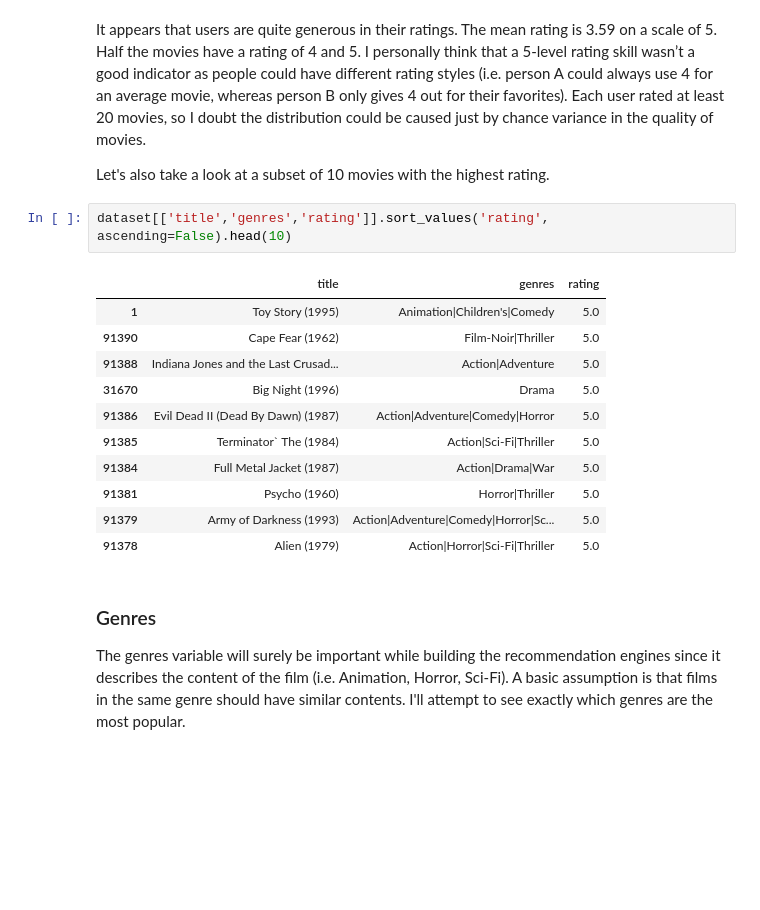
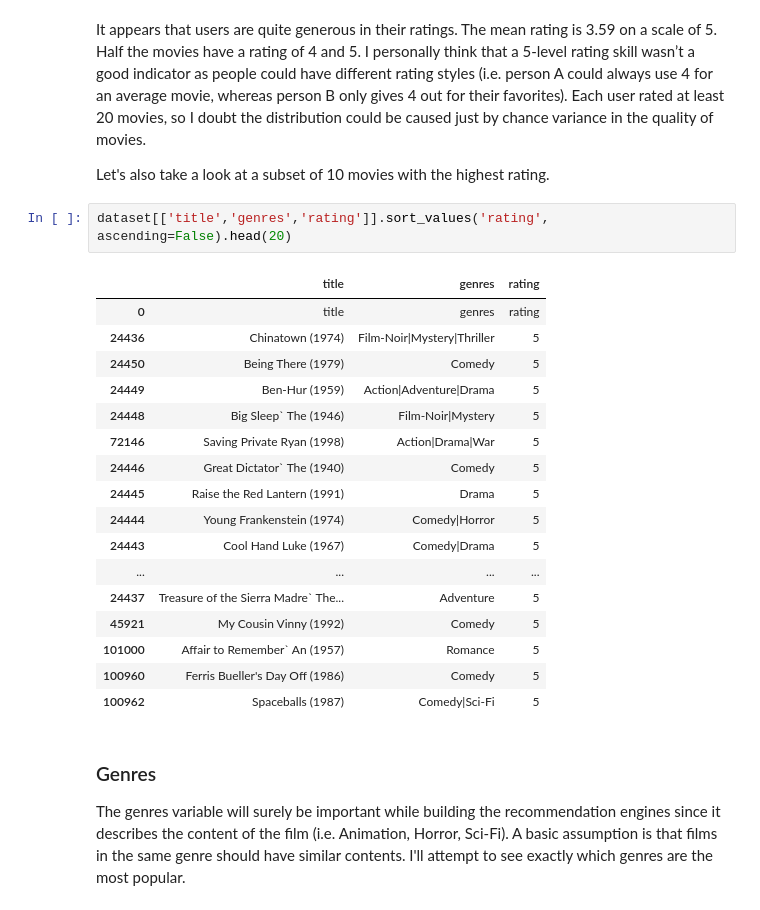
Before and after one commit to khanhnamle1994/movielens, a Jupyter notebook: movielens_recommendation_engines.ipynb, the cells around one changed output. Cells and saved outputs as stored; diff of their text form; blank space fills up the shorter version.

```diff
--- a/movielens_recommendation_engines.ipynb
+++ b/movielens_recommendation_engines.ipynb
@@ -224,19 +226,25 @@ It appears that users are quite generous in their ratings. The mean rating is 3.
 
 Let's also take a look at a subset of 10 movies with the highest rating.
 # %%
-dataset[['title','genres','rating']].sort_values('rating', ascending=False).head(10)
+dataset[['title','genres','rating']].sort_values('rating', ascending=False).head(20)
 # %% [output]
 |  | title | genres | rating |
-| 1 | Toy Story (1995) | Animation|Children's|Comedy | 5.0 |
-| 91390 | Cape Fear (1962) | Film-Noir|Thriller | 5.0 |
-| 91388 | Indiana Jones and the Last Crusad... | Action|Adventure | 5.0 |
-| 31670 | Big Night (1996) | Drama | 5.0 |
-| 91386 | Evil Dead II (Dead By Dawn) (1987) | Action|Adventure|Comedy|Horror | 5.0 |
-| 91385 | Terminator` The (1984) | Action|Sci-Fi|Thriller | 5.0 |
-| 91384 | Full Metal Jacket (1987) | Action|Drama|War | 5.0 |
-| 91381 | Psycho (1960) | Horror|Thriller | 5.0 |
-| 91379 | Army of Darkness (1993) | Action|Adventure|Comedy|Horror|Sc... | 5.0 |
-| 91378 | Alien (1979) | Action|Horror|Sci-Fi|Thriller | 5.0 |
+| 0 | title | genres | rating |
+| 24436 | Chinatown (1974) | Film-Noir|Mystery|Thriller | 5 |
+| 24450 | Being There (1979) | Comedy | 5 |
+| 24449 | Ben-Hur (1959) | Action|Adventure|Drama | 5 |
+| 24448 | Big Sleep` The (1946) | Film-Noir|Mystery | 5 |
+| 72146 | Saving Private Ryan (1998) | Action|Drama|War | 5 |
+| 24446 | Great Dictator` The (1940) | Comedy | 5 |
+| 24445 | Raise the Red Lantern (1991) | Drama | 5 |
+| 24444 | Young Frankenstein (1974) | Comedy|Horror | 5 |
+| 24443 | Cool Hand Luke (1967) | Comedy|Drama | 5 |
+| ... | ... | ... | ... |
+| 24437 | Treasure of the Sierra Madre` The... | Adventure | 5 |
+| 45921 | My Cousin Vinny (1992) | Comedy | 5 |
+| 101000 | Affair to Remember` An (1957) | Romance | 5 |
+| 100960 | Ferris Bueller's Day Off (1986) | Comedy | 5 |
+| 100962 | Spaceballs (1987) | Comedy|Sci-Fi | 5 |
 # %% [markdown]
 ### Genres
 The genres variable will surely be important while building the recommendation engines since it describes the content of the film (i.e. Animation, Horror, Sci-Fi). A basic assumption is that films in the same genre should have similar contents. I'll attempt to see exactly which genres are the most popular.
```
Also changed, not shown: parts of 12 cells of this notebook.
